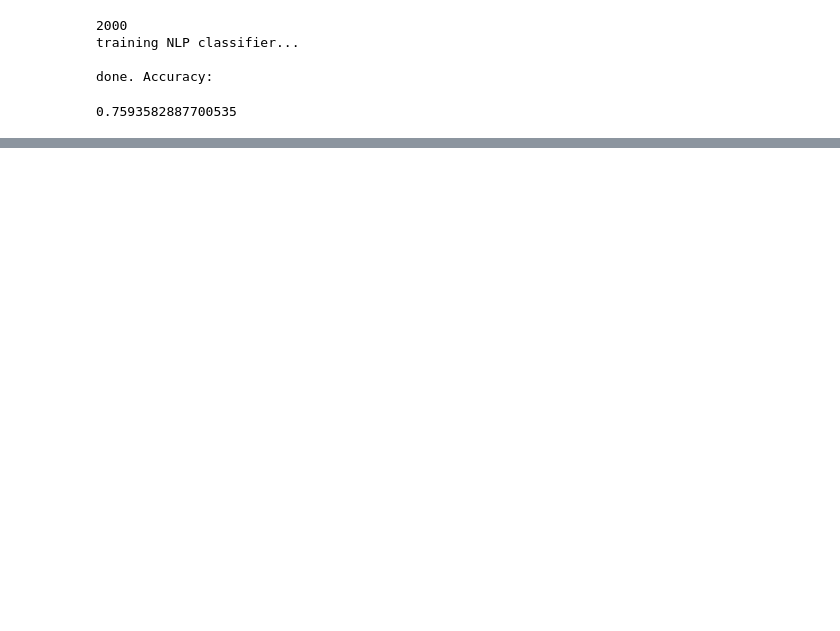
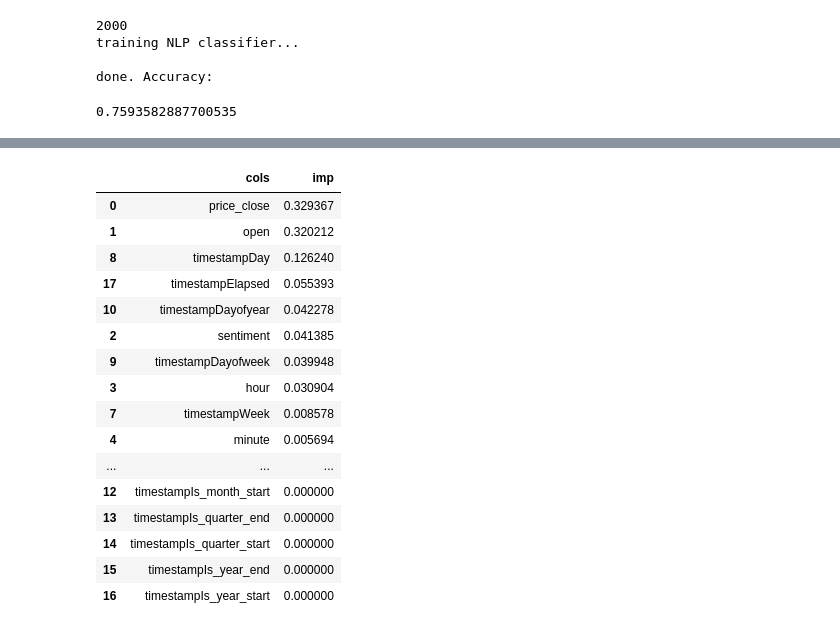
Before and after one commit to FSSoar/IlliniDatathon2019, a Jupyter notebook: NLP-RF-Combine.ipynb, the cells around one changed output, grey strips where cells are left out. Saved outputs shown, nothing was run; the diff lists cells and outputs as text; code cells hidden in the pictures; blank space fills up the shorter version.

```diff
--- a/NLP-RF-Combine.ipynb
+++ b/NLP-RF-Combine.ipynb
@@ -321,0 +324,20 @@ plt.show()
+# %%
+rf_feat_importance(rf_BAYZF, df)
+# %% [output]
+|  | cols | imp |
+| 0 | price_close | 0.329367 |
+| 1 | open | 0.320212 |
+| 8 | timestampDay | 0.126240 |
+| 17 | timestampElapsed | 0.055393 |
+| 10 | timestampDayofyear | 0.042278 |
+| 2 | sentiment | 0.041385 |
+| 9 | timestampDayofweek | 0.039948 |
+| 3 | hour | 0.030904 |
+| 7 | timestampWeek | 0.008578 |
+| 4 | minute | 0.005694 |
+| ... | ... | ... |
+| 12 | timestampIs_month_start | 0.000000 |
+| 13 | timestampIs_quarter_end | 0.000000 |
+| 14 | timestampIs_quarter_start | 0.000000 |
+| 15 | timestampIs_year_end | 0.000000 |
+| 16 | timestampIs_year_start | 0.000000 |
```
Also changed, not shown: parts of 5 cells of this notebook, 1 other file.
